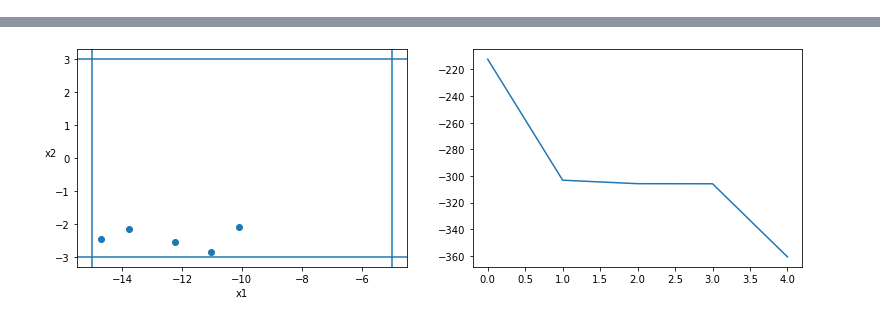
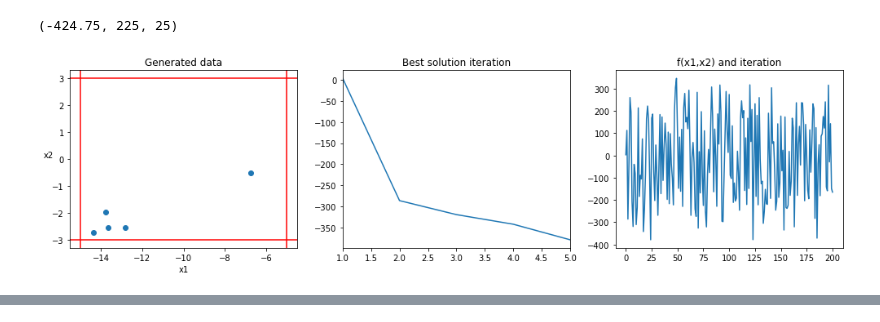
Before and after one commit to Yinnnn94/Optimization, a Jupyter notebook: SA.ipynb, the cells around one changed output, grey strips where cells are left out. Drawn from its saved outputs; the diff is of its cells as text; code cells hidden in the pictures.

```diff
--- a/SA.ipynb
+++ b/SA.ipynb
@@ -5,16 +6,28 @@ import matplotlib.pyplot as plt
+# %%
+def function(x1, x2):
+    x1_square = x1**2
+    x1_10_square = (x1 + 10) **2
+    fx = 100*(x2 - 0.01*x1_square + 1) + 0.01* x1_10_square
+    return round(fx,4)
+function(-15,-3)
+# %% [output]
+(-424.75, 225, 25)
 # %%
 class SA_if_out_of_range_init():
 
-    def __init__(self, t, Best_solution, x1_range, x2_range, result_arr):
+    def __init__(self, t, Best_solution, x1_range, x2_range, result_arr, y_arr):
         self.t = t
         self.Best_solution = Best_solution
         self.x1_range = x1_range
         self.x2_range = x2_range
         self.result_arr = result_arr
+        self.y_arr = y_arr
 
     def function(self, x1, x2):
-        fx = 100*(x2 + (-0.01*(x1**2)) + 1) + 0.01*(x1+10)**2
-        return fx
+        x1_square = x1**2
+        x1_10_square = (x1 + 10) **2
+        fx = 100*(x2 - 0.01*x1_square + 1) + 0.01* x1_10_square
+        return round(fx,4)
 
     def temp_update(self, t):
         t *= 1 - np.sin(t)
@@ -25,8 +38,10 @@ class SA_if_out_of_range_init():
         return r
 
     def new_candidtate(self, x1, x2, iter_):
-        new_x1 = x1 + np.random.randn(1) * self.decay_rate_sigmoid(iter_)
-        new_x2 = x2 + np.random.randn(1) * self.decay_rate_sigmoid(iter_)
+
+        new_x1 = x1 + np.random.randn() * self.decay_rate_sigmoid(iter_)
+        new_x2 = x2 + np.random.randn() * self.decay_rate_sigmoid(iter_)
+        #如果超出範圍，則重新產生新點
         if (new_x1 not in self.x1_range) or (new_x2 not in self.x2_range):
             new_x1 = rand.uniform(-15,-5)
             new_x2 = rand.uniform(-3,3)
@@ -34,45 +49,56 @@ class SA_if_out_of_range_init():
 
     def store_or_pass(self, x1, x2):
         y = self.function(x1, x2)
+        self.y_arr = np.append(y_arr, y)
         if (y < self.Best_solution) or (rand.random() > np.exp((y - self.Best_solution)/t)):
             self.Best_solution = y
             self.result_arr= np.append(self.result_arr,[x1,x2, self.Best_solution])
         else:
             pass
-        return self.Best_solution, self.result_arr
+        return self.Best_solution, self.result_arr, self.y_arr
 
-
+program_start = time.time()
 t = 1000
-Best_solution = 1000
+Best_solution = float('inf')
 iter_ = 200
 result_arr = np.array([])
+y_arr = np.array([])
 x1_range = range(-15, -5)
 x2_range = range(-3, 3)
 
 x1 = rand.uniform(-15,-5)
 x2 = rand.uniform(-3,3)
-sa = SA_if_out_of_range_init(t, Best_solution, x1_range, x2_range, arr_solution)
-Best_solution, result_arr = sa.store_or_pass(x1, x2)
+sa = SA_if_out_of_range_init(t, Best_solution, x1_range, x2_range, result_arr, y_arr)
+Best_solution, result_arr, y_arr = sa.store_or_pass(x1, x2)
 t = sa.temp_update(t)
 
 iter_ -= 1
 while t >= 0 and iter_ >= 0:
-    print(f'溫度:{t}, 迭代次數:{iter_}')
+#     print(f'溫度:{t}, 迭代次數:{iter_}')
     x1, x2 = sa.new_candidtate(x1,x2,iter_)
-    Best_solution, result_arr = sa.store_or_pass(x1, x2)
-    x1, x2 = sa.new_candidtate(x1, x2, iter_)
+    Best_solution, result_arr, y_arr = sa.store_or_pass(x1, x2)
     t = sa.temp_update(t)
     iter_ -= 1
 else:
     result_arr = result_arr.reshape(int(len(result_arr)/3),3)
-    fig, (ax1, ax2) = plt.subplots(1,2, figsize=(13,4))
+    fig, (ax1, ax2, ax3) = plt.subplots(1,3, figsize=(17,4))
     ax1.scatter(result_arr[:,0], result_arr[:,1])
+    ax1.set_title('Generated data')
     ax1.set_xlabel('x1')
-    ax1.axvline(-15)
-    ax1.axvline(-5)
-    ax1.axhline(-3)
-    ax1.axhline(3)
+    ax1.axvline(-15, c = 'red')
+    ax1.axvline(-5, c = 'red')
+    ax1.axhline(-3, c = 'red')
+    ax1.axhline(3, c = 'red')
     ax1.set_ylabel('x2', rotation = 0)
-    ax2.plot(result_arr[:,2])
+    ax2.set_title('Best solution iteration')
+    ax3.set_title('f(x1,x2) and iteration')
+    ax3.plot(y_arr)
+    ax2.plot(range(1,len(result_arr) + 1),result_arr[:,2])
+    ax2.axis(xmin = 1, xmax = len(result_arr))
     plt.show()
+    print(f'global minimum: {min(result_arr[:,2])}')
+    print(f'(x1, x2):({float(result_arr[np.where(min(result_arr[:,2]))][:,0])},{float(result_arr[np.where(min(result_arr[:,2]))][:,1])})')
+program_end = time.time()
+print(f'Program run time: {round(program_end - program_start, 3)}(sec)')
 # %% [output]
+[figure, new version]
@@ -96 +107,0 @@ else:
-[figure, old version]
```
Also changed, not shown: parts of 6 cells of this notebook.
